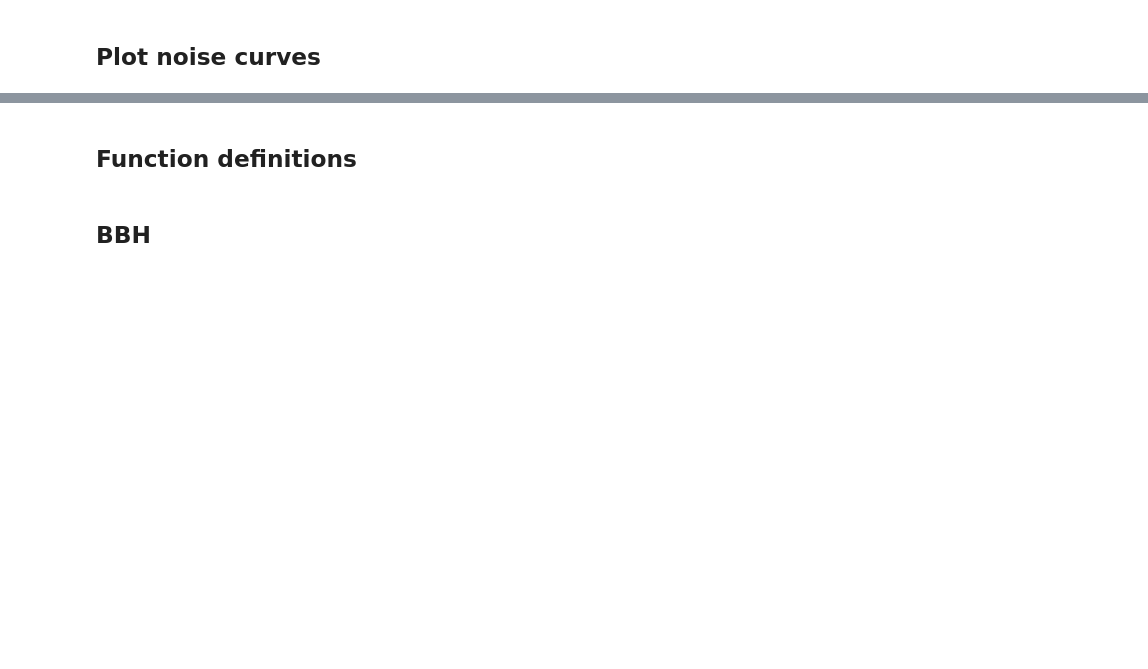
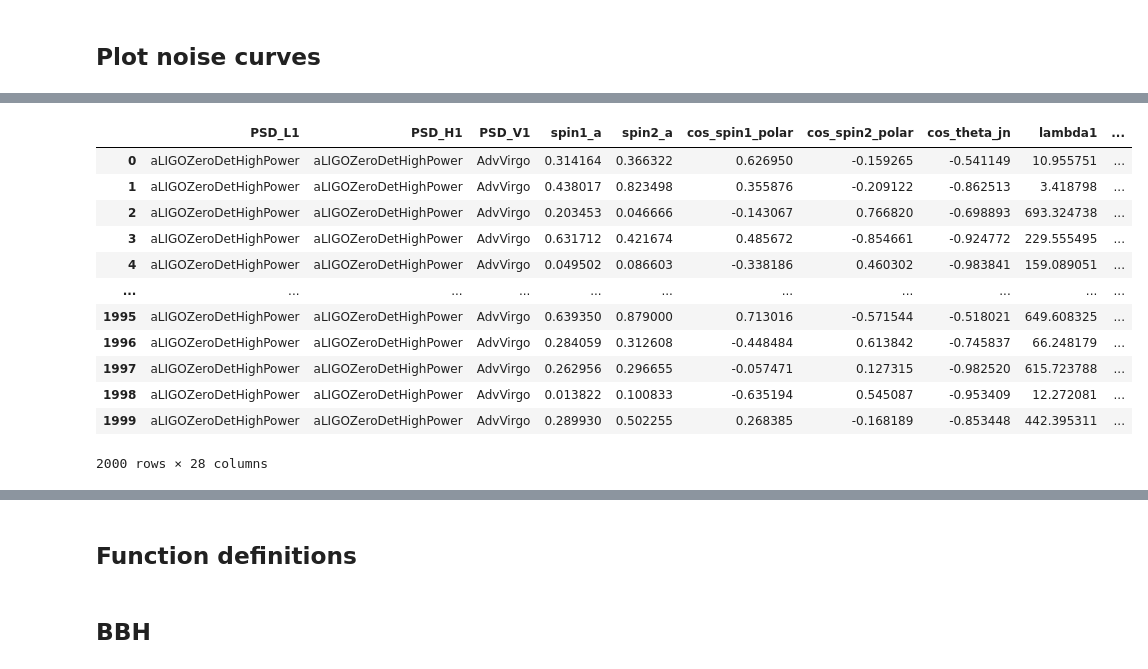
Before and after one commit to divyajyoti09/next_gen_detect, a Jupyter notebook: SNR_plots.ipynb, the cells around one changed output, grey strips where cells are left out. Cells and saved outputs as stored; diff of their text form; code cells hidden in the pictures; blank space fills up the shorter version.

```diff
--- a/SNR_plots.ipynb
+++ b/SNR_plots.ipynb
@@ -36,0 +66,16 @@ plt.grid(which='both')
+# %%
+events_data_dict['GW170817_highSpin']['LHV_design_flow_20']['samples']
+# %% [output]
+|  | PSD_L1 | PSD_H1 | PSD_V1 | spin1_a | spin2_a | cos_spin1_polar | cos_spin2_polar | cos_theta_jn | lambda1 | ... |
+| 0 | aLIGOZeroDetHighPower | aLIGOZeroDetHighPower | AdvVirgo | 0.314164 | 0.366322 | 0.626950 | -0.159265 | -0.541149 | 10.955751 | ... |
+| 1 | aLIGOZeroDetHighPower | aLIGOZeroDetHighPower | AdvVirgo | 0.438017 | 0.823498 | 0.355876 | -0.209122 | -0.862513 | 3.418798 | ... |
+| 2 | aLIGOZeroDetHighPower | aLIGOZeroDetHighPower | AdvVirgo | 0.203453 | 0.046666 | -0.143067 | 0.766820 | -0.698893 | 693.324738 | ... |
+| 3 | aLIGOZeroDetHighPower | aLIGOZeroDetHighPower | AdvVirgo | 0.631712 | 0.421674 | 0.485672 | -0.854661 | -0.924772 | 229.555495 | ... |
+| 4 | aLIGOZeroDetHighPower | aLIGOZeroDetHighPower | AdvVirgo | 0.049502 | 0.086603 | -0.338186 | 0.460302 | -0.983841 | 159.089051 | ... |
+| ... | ... | ... | ... | ... | ... | ... | ... | ... | ... | ... |
+| 1995 | aLIGOZeroDetHighPower | aLIGOZeroDetHighPower | AdvVirgo | 0.639350 | 0.879000 | 0.713016 | -0.571544 | -0.518021 | 649.608325 | ... |
+| 1996 | aLIGOZeroDetHighPower | aLIGOZeroDetHighPower | AdvVirgo | 0.284059 | 0.312608 | -0.448484 | 0.613842 | -0.745837 | 66.248179 | ... |
+| 1997 | aLIGOZeroDetHighPower | aLIGOZeroDetHighPower | AdvVirgo | 0.262956 | 0.296655 | -0.057471 | 0.127315 | -0.982520 | 615.723788 | ... |
+| 1998 | aLIGOZeroDetHighPower | aLIGOZeroDetHighPower | AdvVirgo | 0.013822 | 0.100833 | -0.635194 | 0.545087 | -0.953409 | 12.272081 | ... |
+| 1999 | aLIGOZeroDetHighPower | aLIGOZeroDetHighPower | AdvVirgo | 0.289930 | 0.502255 | 0.268385 | -0.168189 | -0.853448 | 442.395311 | ... |
+2000 rows × 28 columns
```
Also changed, not shown: parts of 10 cells of this notebook, 13 other files.
